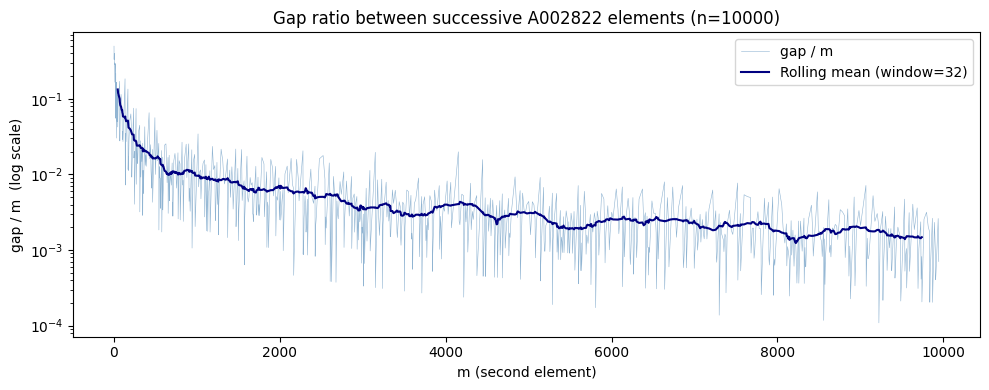
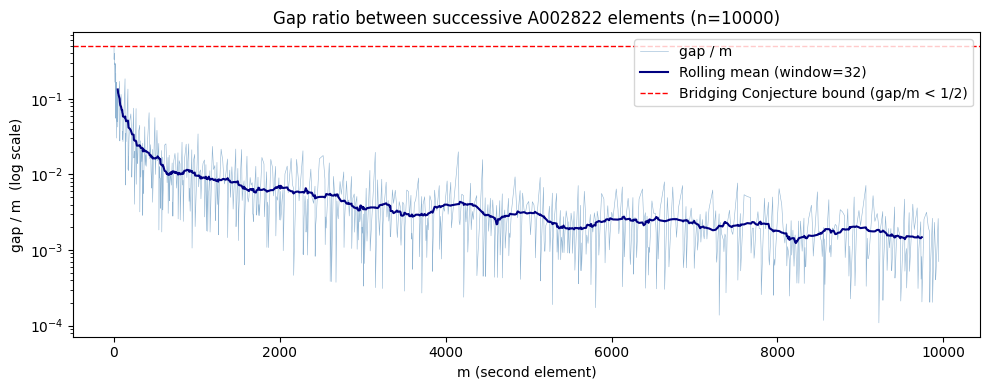
Unified diff of the notebook cell whose output changed from the first chart to the second:
--- before
+++ after
@@ -2,4 +2,6 @@
     """Plot the ratio of the gap between successive A002822 elements
     to the second (larger) element, on a logarithmic y-scale.
+    The dashed line at 1/2 marks the bound implied by the Bridging Conjecture:
+    m_{n+1} < 2*m_n is equivalent to gap/m_{n+1} < 1/2.
     """
     import numpy as np
@@ -20,4 +22,6 @@
     ax.plot(second, ratios, lw=0.4, color='steelblue', alpha=0.6, label='gap / m')
     ax.plot(trend_x, trend, color='navy', lw=1.5, label=f'Rolling mean (window={window})')
+    ax.axhline(y=0.5, color='red', linestyle='--', linewidth=1,
+               label='Bridging Conjecture bound (gap/m < 1/2)')
     ax.set_yscale('log')
     ax.set_xlabel('m (second element)')

Commit: Add bridging conjecture paper (tex and pdf)